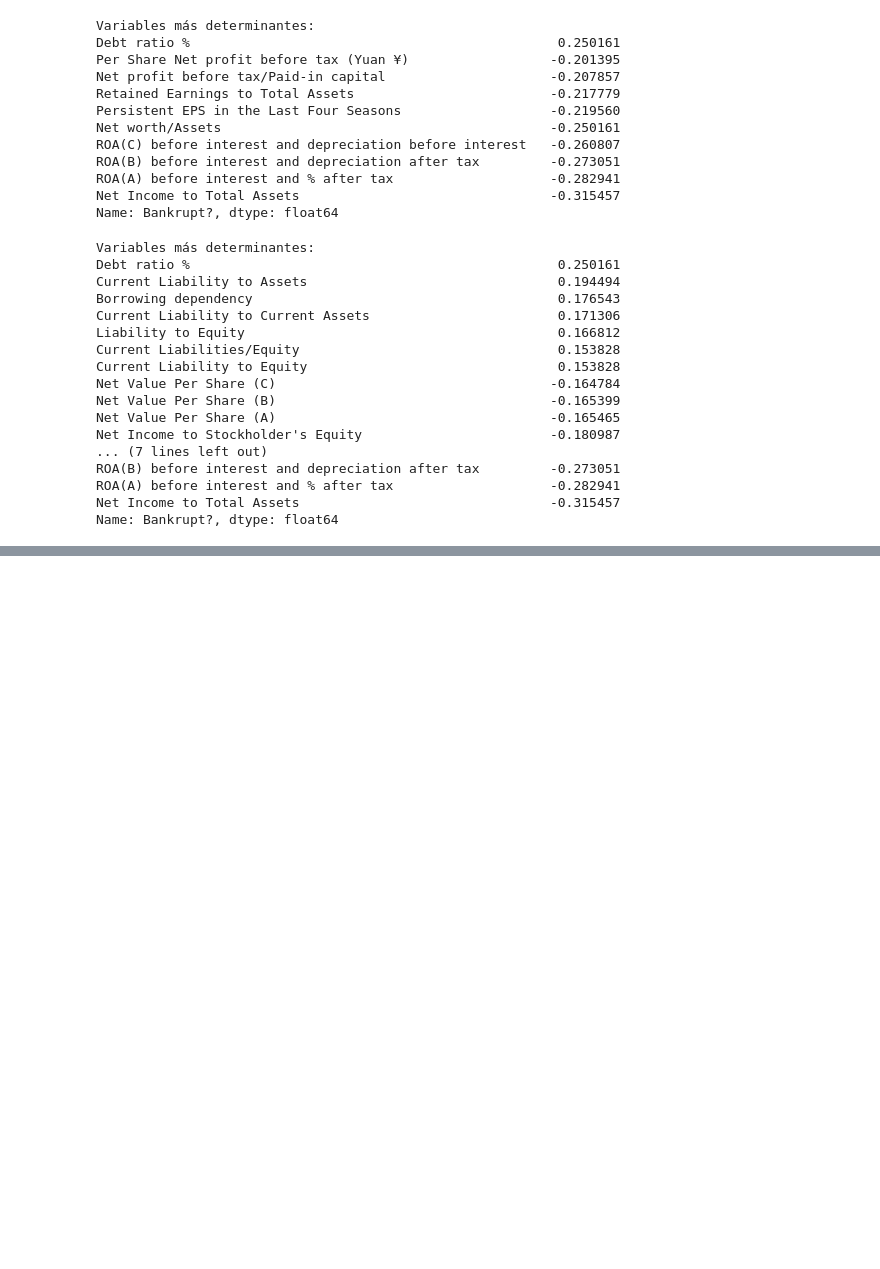
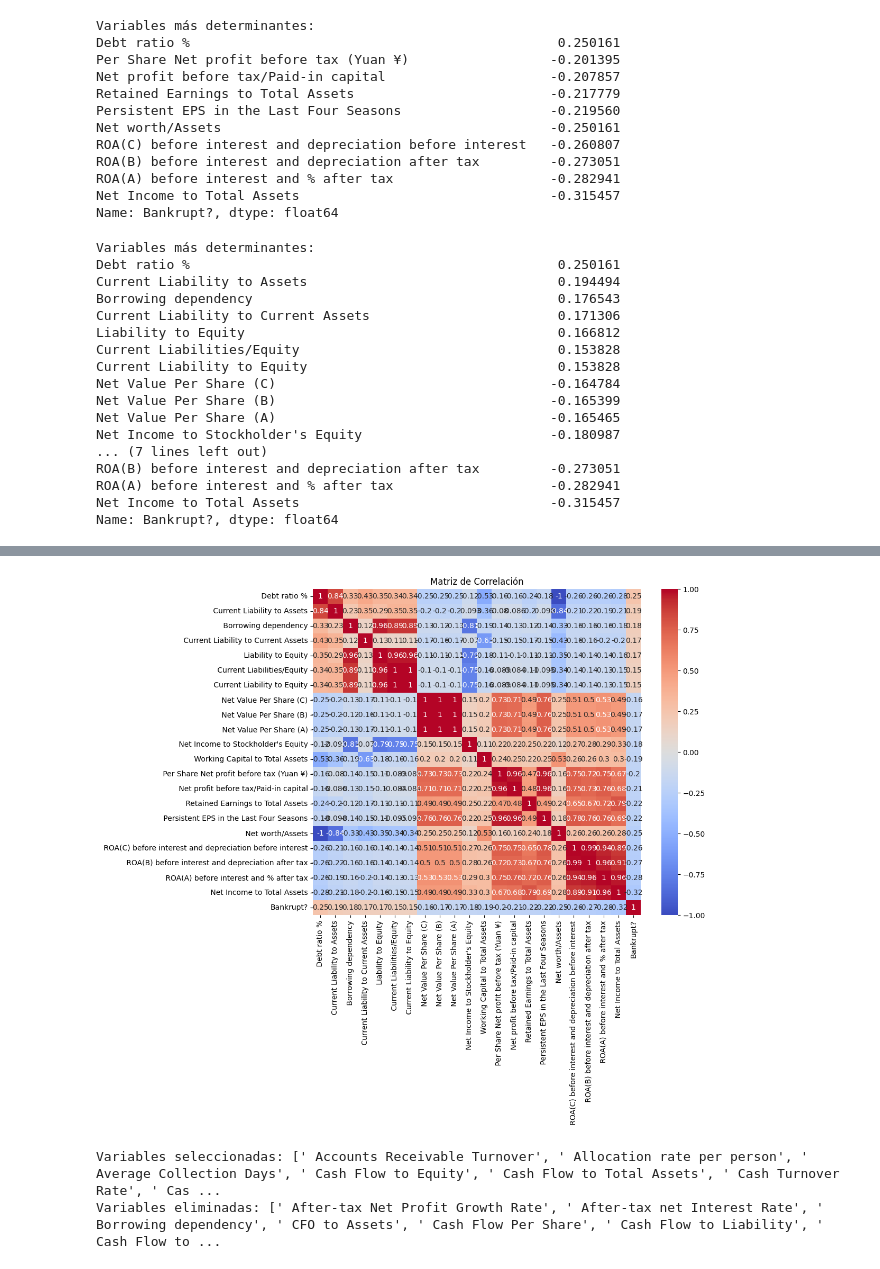
Before and after one commit to DavidAvila215/S2-Cloud-Computing-DataProphet, a Jupyter notebook: Prueba_SAM.ipynb, the cells around one changed output, grey strips where cells are left out. Saved outputs shown, nothing was run; the diff lists cells and outputs as text; code cells hidden in the pictures; blank space fills up the shorter version.

```diff
--- a/Prueba_SAM.ipynb
+++ b/Prueba_SAM.ipynb
@@ -75,3 +72,15 @@ ROA(B) before interest and depreciation after tax         -0.273051
 ROA(A) before interest and % after tax                    -0.282941
 Net Income to Total Assets                                -0.315457
 Name: Bankrupt?, dtype: float64
+# %%
+#Checar correlación entre variables
+
+umbral_correlacion = 0.15
+
+
+# Seleccionar variables que superan el umbral (excluyendo la variable objetivo)
+variables_determinantes = target_corr[abs(target_corr) > umbral_correlacion].index.tolist()
+
+
+# Crear nuevo DataFrame con solo las variables determinantes + la variable objetivo
+df_filtrado = data[variables_determinantes + ['Bankrupt?']].copy()
@@ -77,0 +97,67 @@ Name: Bankrupt?, dtype: float64
+# %%
+# Calcular matriz de correlación
+corr_matrix = df_filtrado.corr(method='pearson')  # También puedes usar 'spearman' o 'kendall'
+
+# Visualizar matriz de correlación
+plt.figure(figsize=(10, 8))
+sns.heatmap(corr_matrix, annot=True, cmap='coolwarm', center=0)
+plt.title('Matriz de Correlación')
+plt.show()
+# %% [output]
+[figure, added]
+# %%
+from statsmodels.stats.outliers_influence import variance_inflation_factor
+
+def seleccionar_variables(df, target_col, corr_threshold=0.7, vif_threshold=5):
+    # Paso 1: Calcular correlaciones
+    corr_matrix = df.corr()
+    target_corr = corr_matrix[[target_col]].drop(target_col)
+
+    # Paso 2: Calcular VIF
+    vif_data = pd.DataFrame()
+    vif_data["Variable"] = df.drop(columns=[target_col]).columns
+    vif_data["VIF"] = [variance_inflation_factor(df.drop(columns=[target_col]).values, i)
+                       for i in range(len(df.drop(columns=[target_col]).columns))]
+    vif_data = vif_data.set_index("Variable")
+
+    # Paso 3: Identificar variables a eliminar
+    to_remove = set()
+
+    # Eliminar por VIF alto primero
+    high_vif = vif_data[vif_data['VIF'] > vif_threshold].index.tolist()
+    to_remove.update(high_vif)
+
+    # Eliminar por alta correlación entre predictores
+    for i in range(len(corr_matrix.columns)):
+        for j in range(i):
+            if (abs(corr_matrix.iloc[i, j]) > corr_threshold and
+                corr_matrix.columns[j] != target_col and
+                corr_matrix.columns[i] != target_col):
+
+                # Conservar la que tiene mayor correlación con el objetivo
+                corr_i = abs(target_corr.loc[corr_matrix.columns[i]].iloc[0])
+                corr_j = abs(target_corr.loc[corr_matrix.columns[j]].iloc[0])
+
+                if corr_i > corr_j:
+                    to_remove.add(corr_matrix.columns[j])
+                else:
+                    to_remove.add(corr_matrix.columns[i])
+
+    # Paso 4: Crear lista final de variables
+    selected_vars = [col for col in df.columns if col not in to_remove]
+
+    # Asegurarse de que la variable objetivo está incluida
+    if target_col not in selected_vars:
+        selected_vars.append(target_col)
+
+    return sorted(selected_vars), sorted(to_remove)
+
+# Ejecutar la función
+selected, removed = seleccionar_variables(data, 'Bankrupt?')
+print("\nVariables seleccionadas:", selected)
+print("Variables eliminadas:", removed)
+
+# Crear nuevo DataFrame
+# %% [output]
+Variables seleccionadas: [' Accounts Receivable Turnover', ' Allocation rate per person', ' Average Collection Days', ' Cash Flow to Equity', ' Cash Flow to Total Assets', ' Cash Turnover Rate', ' Cas ...
+Variables eliminadas: [' After-tax Net Profit Growth Rate', ' After-tax net Interest Rate', ' Borrowing dependency', ' CFO to Assets', ' Cash Flow Per Share', ' Cash Flow to Liability', ' Cash Flow to ...
```
Also changed, not shown: parts of 14 cells of this notebook, 1 other file.
